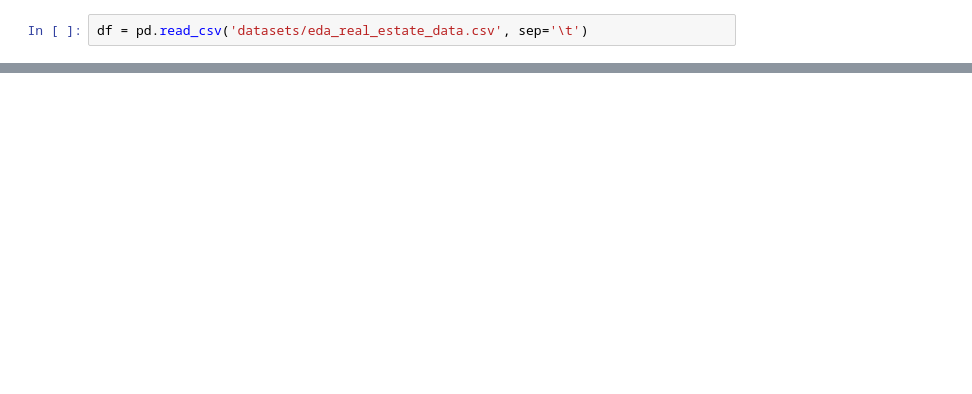
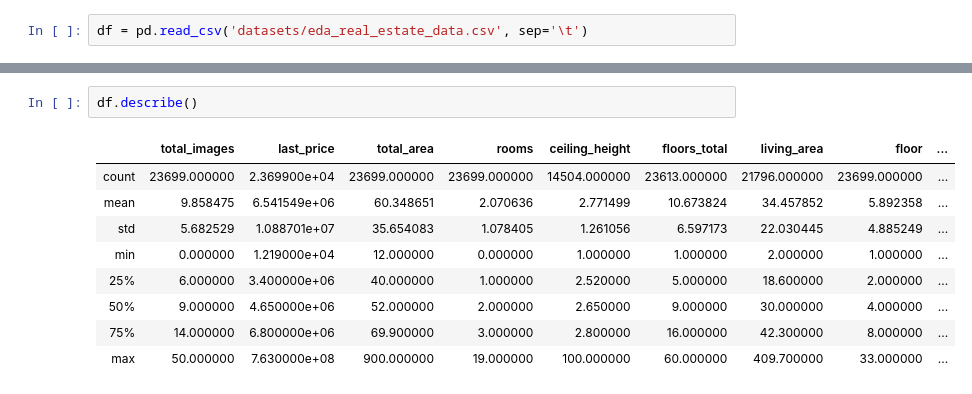
Before and after one commit to rendley/yandex_data_sciense, a Jupyter notebook: Step_3_Research_on_apartment_sales/research_on_apartment_sales.ipynb, the cells around one changed output, grey strips where cells are left out. Saved outputs shown, nothing was run; the diff lists cells and outputs as text; blank space fills up the shorter version.

```diff
--- a/Step_3_Research_on_apartment_sales/research_on_apartment_sales.ipynb
+++ b/Step_3_Research_on_apartment_sales/research_on_apartment_sales.ipynb
@@ -18,0 +105,12 @@ df.head()
+# %%
+df.describe()
+# %% [output]
+|  | total_images | last_price | total_area | rooms | ceiling_height | floors_total | living_area | floor | ... |
+| count | 23699.000000 | 2.369900e+04 | 23699.000000 | 23699.000000 | 14504.000000 | 23613.000000 | 21796.000000 | 23699.000000 | ... |
+| mean | 9.858475 | 6.541549e+06 | 60.348651 | 2.070636 | 2.771499 | 10.673824 | 34.457852 | 5.892358 | ... |
+| std | 5.682529 | 1.088701e+07 | 35.654083 | 1.078405 | 1.261056 | 6.597173 | 22.030445 | 4.885249 | ... |
+| min | 0.000000 | 1.219000e+04 | 12.000000 | 0.000000 | 1.000000 | 1.000000 | 2.000000 | 1.000000 | ... |
+| 25% | 6.000000 | 3.400000e+06 | 40.000000 | 1.000000 | 2.520000 | 5.000000 | 18.600000 | 2.000000 | ... |
+| 50% | 9.000000 | 4.650000e+06 | 52.000000 | 2.000000 | 2.650000 | 9.000000 | 30.000000 | 4.000000 | ... |
+| 75% | 14.000000 | 6.800000e+06 | 69.900000 | 3.000000 | 2.800000 | 16.000000 | 42.300000 | 8.000000 | ... |
+| max | 50.000000 | 7.630000e+08 | 900.000000 | 19.000000 | 100.000000 | 60.000000 | 409.700000 | 33.000000 | ... |
```
Also changed, not shown: parts of 46 cells of this notebook.
